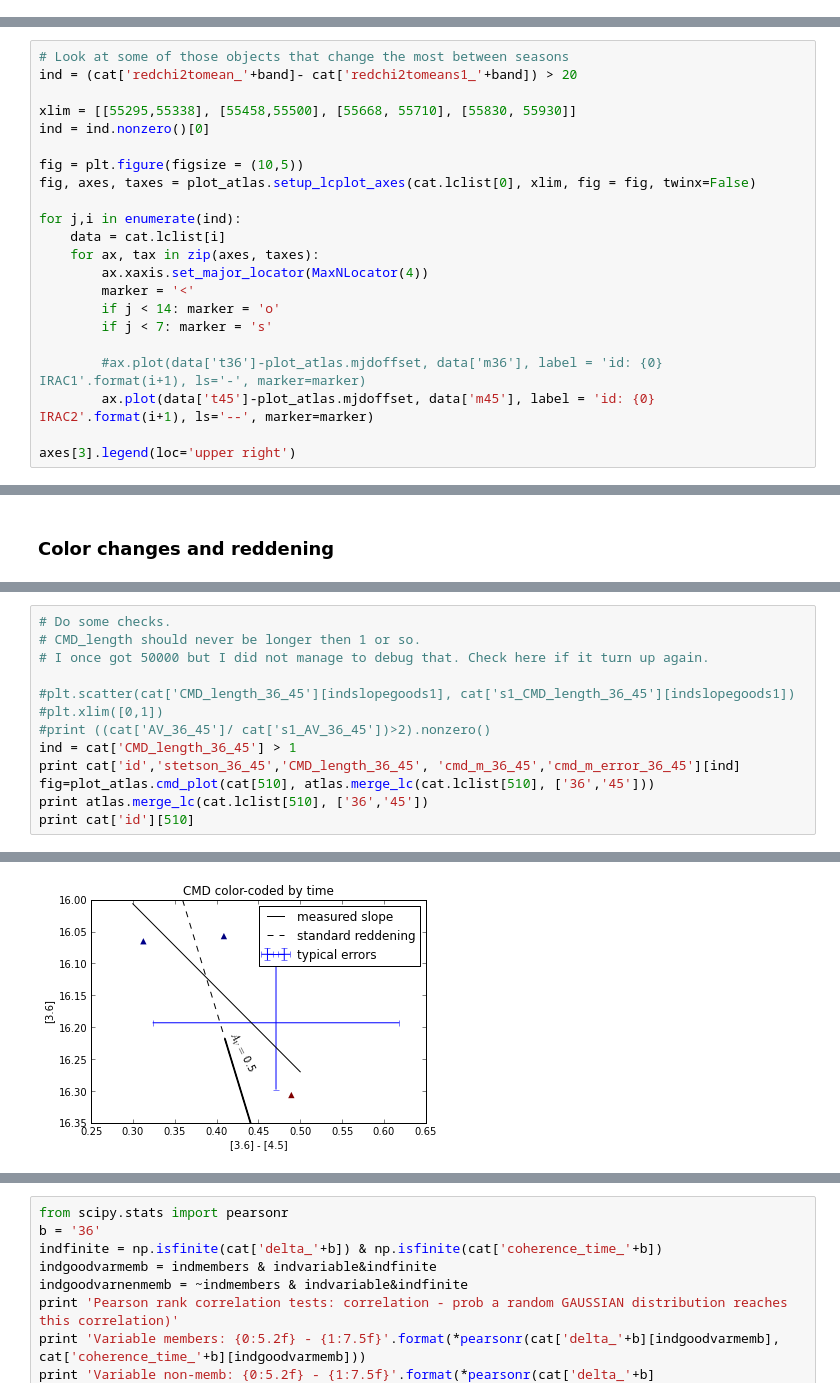
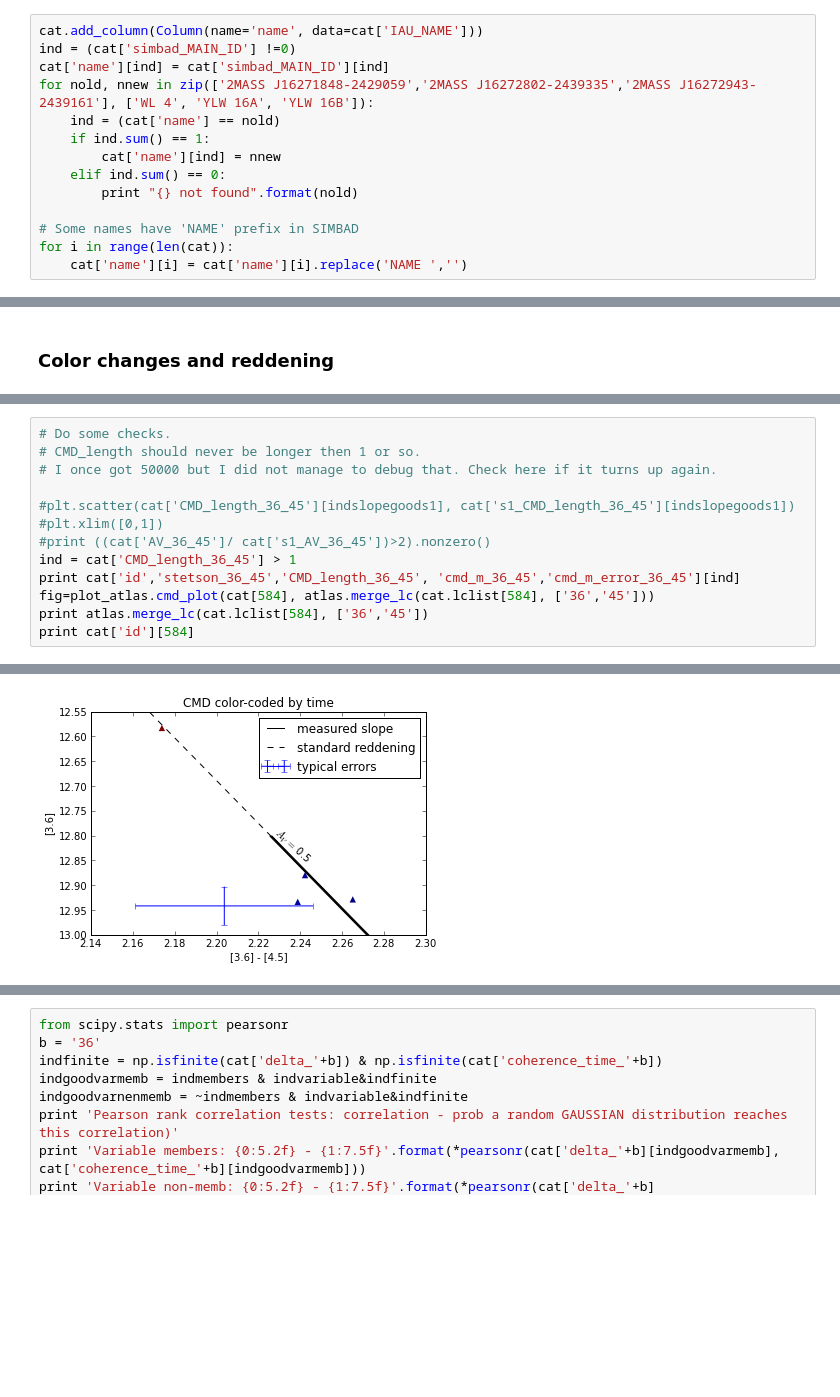
Before and after one commit to YSOVAR/Analysis, a Jupyter notebook: L1688_analysis.ipynb, the cells around one changed output, grey strips where cells are left out. Saved outputs shown, nothing was run; the diff lists cells and outputs as text; blank space fills up the shorter version.

```diff
--- a/L1688_analysis.ipynb
+++ b/L1688_analysis.ipynb
@@ -434,0 +590,14 @@ cat.add_catalog_data(chandra, names=chandra.colnames, ra1='ra', dec1='dec', ra2=
+# %%
+cat.add_column(Column(name='name', data=cat['IAU_NAME']))
+ind = (cat['simbad_MAIN_ID'] !=0)
+cat['name'][ind] = cat['simbad_MAIN_ID'][ind]
+for nold, nnew in zip(['2MASS J16271848-2429059','2MASS J16272802-2439335','2MASS J16272943-2439161'], ['WL 4', 'YLW 16A', 'YLW 16B']):
+    ind = (cat['name'] == nold)
+    if ind.sum() == 1:
+        cat['name'][ind] = nnew
+    elif ind.sum() == 0:
+        print "{} not found".format(nold)
+
+# Some names have 'NAME' prefix in SIMBAD
+for i in range(len(cat)):
+    cat['name'][i] = cat['name'][i].replace('NAME ','')
@@ -709,25 +935,3 @@ for band, c in zip(['36','45'], 'rb'):
     ax6.set_ylabel('delta n')
 # %% [output]
 [figure]
-# %%
-# Look at some of those objects that change the most between seasons
-ind = (cat['redchi2tomean_'+band]- cat['redchi2tomeans1_'+band]) > 20
-
-xlim = [[55295,55338], [55458,55500], [55668, 55710], [55830, 55930]]
-ind = ind.nonzero()[0]
-
-fig = plt.figure(figsize = (10,5))
-fig, axes, taxes = plot_atlas.setup_lcplot_axes(cat.lclist[0], xlim, fig = fig, twinx=False)
-
-for j,i in enumerate(ind):
-    data = cat.lclist[i]
-    for ax, tax in zip(axes, taxes):
-        ax.xaxis.set_major_locator(MaxNLocator(4))
-        marker = '<'
-        if j < 14: marker = 'o'
-        if j < 7: marker = 's'
-
-        #ax.plot(data['t36']-plot_atlas.mjdoffset, data['m36'], label = 'id: {0} IRAC1'.format(i+1), ls='-', marker=marker)
-        ax.plot(data['t45']-plot_atlas.mjdoffset, data['m45'], label = 'id: {0} IRAC2'.format(i+1), ls='--', marker=marker)
-
-axes[3].legend(loc='upper right')
@@ -2119,14 +2313,14 @@ plt.hist(cat['cmd_m_36_45'][indslopegood & indmembers&indvariable], histtype='st
 # %%
 # Do some checks.
 # CMD_length should never be longer then 1 or so.
-# I once got 50000 but I did not manage to debug that. Check here if it turn up again.
+# I once got 50000 but I did not manage to debug that. Check here if it turns up again.
 
 #plt.scatter(cat['CMD_length_36_45'][indslopegoods1], cat['s1_CMD_length_36_45'][indslopegoods1])
 #plt.xlim([0,1])
 #print ((cat['AV_36_45']/ cat['s1_AV_36_45'])>2).nonzero()
 ind = cat['CMD_length_36_45'] > 1
 print cat['id','stetson_36_45','CMD_length_36_45', 'cmd_m_36_45','cmd_m_error_36_45'][ind]
-fig=plot_atlas.cmd_plot(cat[510], atlas.merge_lc(cat.lclist[510], ['36','45']))
-print atlas.merge_lc(cat.lclist[510], ['36','45'])
-print cat['id'][510]
+fig=plot_atlas.cmd_plot(cat[584], atlas.merge_lc(cat.lclist[584], ['36','45']))
+print atlas.merge_lc(cat.lclist[584], ['36','45'])
+print cat['id'][584]
 # %% [output]
@@ -2147,4 +2337,4 @@ print cat['id'][510]
-[figure, old version]
+[figure, new version]
 # %%
 fig = plt.figure(figsize=(5,3))
 
```
Also changed, not shown: parts of 113 cells of this notebook.
